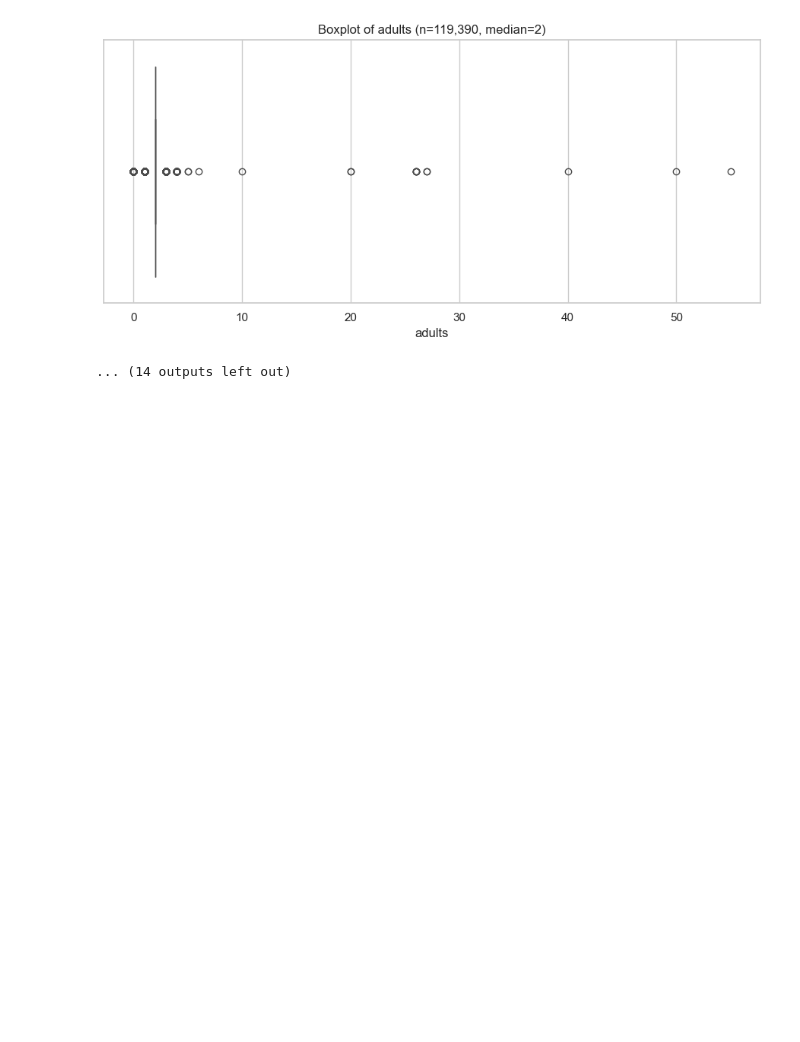
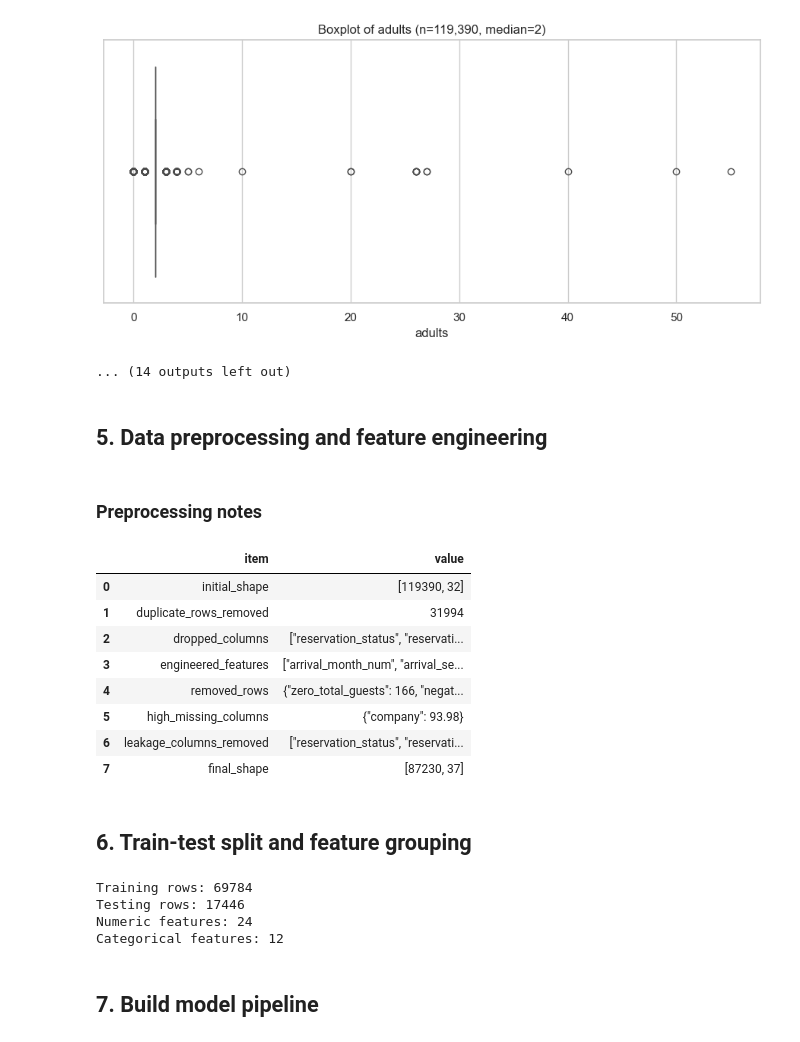
Before and after one commit to AashaniSamarakoon/ML-Assignment, a Jupyter notebook: Gradient_Boosting.ipynb, the cells around one changed output. Cells and saved outputs as stored; diff of their text form; code cells hidden in the pictures; blank space fills up the shorter version.

Commit message:
added preprocessing and hyper param tuning setup for gradient boosting

```diff
--- a/Gradient_Boosting.ipynb
+++ b/Gradient_Boosting.ipynb
@@ -88,3 +88,46 @@ display(pd.DataFrame([eda_bundle["overview"]]))
 [figure]
 [figure]
 ... (14 outputs left out)
+# %% [markdown]
+## 5. Data preprocessing and feature engineering
+# %%
+df_model, preprocessing_notes = prepare_hotel_booking_dataframe(df_raw, target_col="is_canceled")
+
+display(Markdown("### Preprocessing notes"))
+preprocessing_notes_df = summarize_preprocessing_notes(preprocessing_notes)
+display(preprocessing_notes_df)
+preprocessing_notes_df.to_csv(OUTPUT_DIR / "preprocessing_summary_table.csv", index=False)
+# %% [output]
+### Preprocessing notes
+|  | item | value |
+| 0 | initial_shape | [119390, 32] |
+| 1 | duplicate_rows_removed | 31994 |
+| 2 | dropped_columns | ["reservation_status", "reservati... |
+| 3 | engineered_features | ["arrival_month_num", "arrival_se... |
+| 4 | removed_rows | {"zero_total_guests": 166, "negat... |
+| 5 | high_missing_columns | {"company": 93.98} |
+| 6 | leakage_columns_removed | ["reservation_status", "reservati... |
+| 7 | final_shape | [87230, 37] |
+# %% [markdown]
+## 6. Train-test split and feature grouping
+# %%
+X_train, X_test, y_train, y_test = build_train_test_split(
+    df_model,
+    target_col="is_canceled",
+    test_size=0.20,
+    random_state=RANDOM_STATE,
+)
+
+feature_cols, numeric_cols, categorical_cols = get_feature_groups(df_model, target_col="is_canceled")
+
+print(f"Training rows: {X_train.shape[0]}")
+print(f"Testing rows: {X_test.shape[0]}")
+print(f"Numeric features: {len(numeric_cols)}")
+print(f"Categorical features: {len(categorical_cols)}")
+# %% [output]
+Training rows: 69784
+Testing rows: 17446
+Numeric features: 24
+Categorical features: 12
+# %% [markdown]
+## 7. Build model pipeline
```
Also changed, not shown: parts of 3 cells of this notebook, 1 other file.
